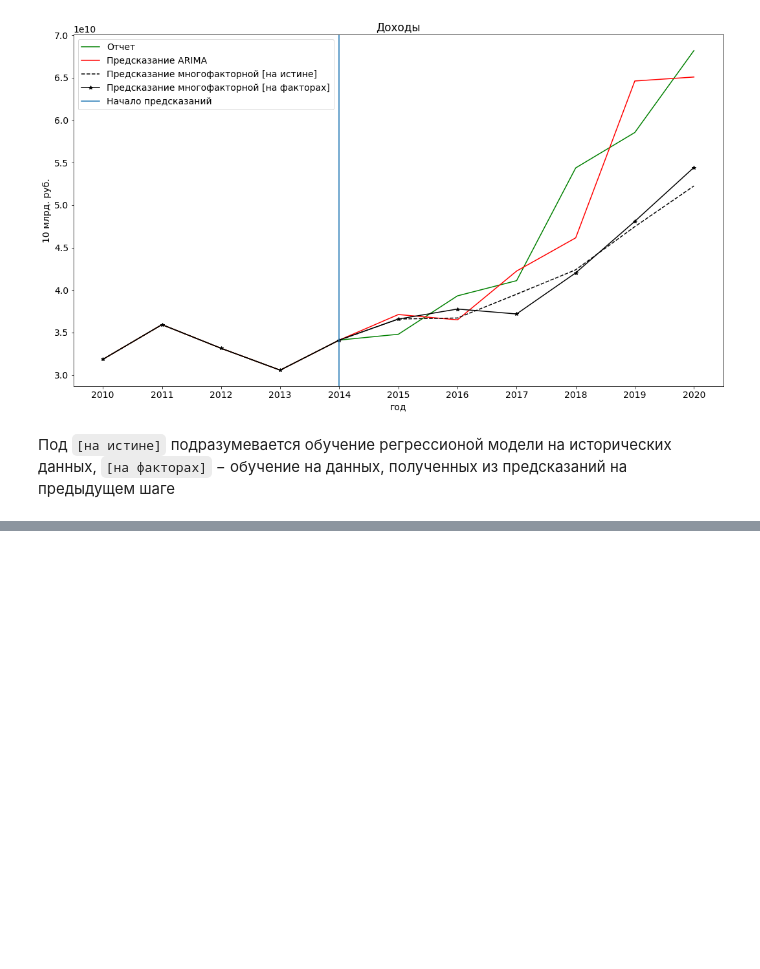
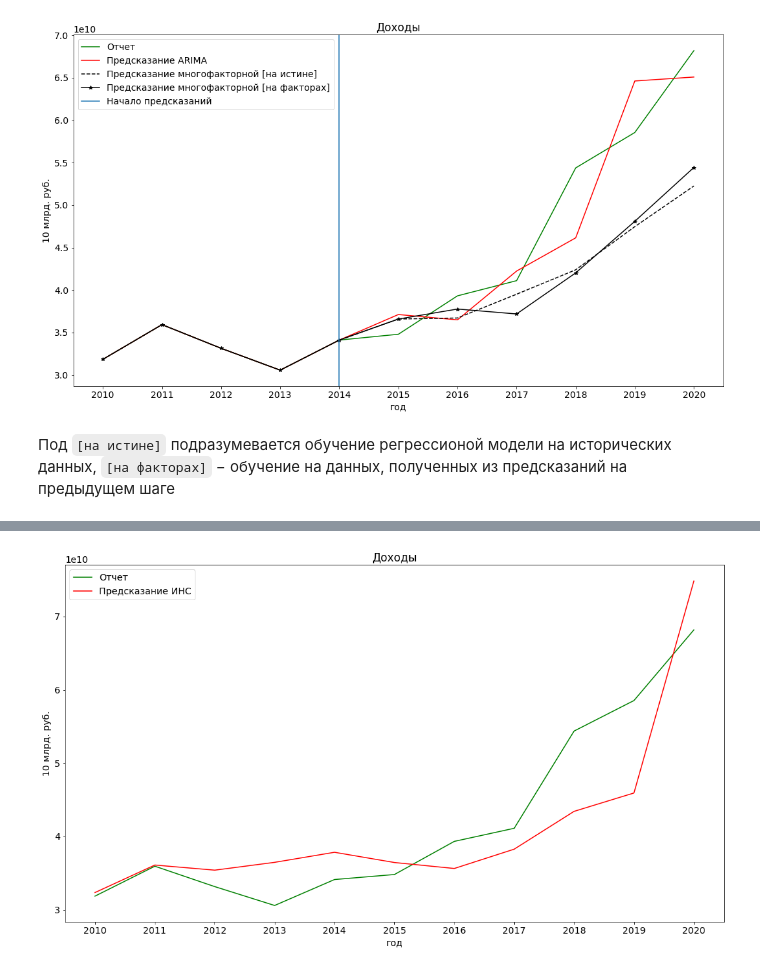
Before and after one commit to vasilisc-team/vasilisc.budget, a Jupyter notebook: research/ResearchJupyter.ipynb, the cells around one changed output, grey strips where cells are left out. Cells and saved outputs as stored; diff of their text form; code cells hidden in the pictures; blank space fills up the shorter version.

```diff
--- a/research/ResearchJupyter.ipynb
+++ b/research/ResearchJupyter.ipynb
@@ -487,0 +571,22 @@ plt.show()
+# %%
+def _get_step_nn(idx:int) -> float:
+    K.clear_session()
+    model = keras.Sequential(name="budget_net")
+    model.add(layers.Dense(128, input_shape=(27,), activation="sigmoid"))
+    model.add(layers.Dense(64, activation="sigmoid"))
+    model.add(layers.Dense(32, activation="sigmoid"))
+    model.add(layers.Dense(16, activation="sigmoid"))
+    model.add(layers.Dense(8, activation="sigmoid"))
+    model.add(layers.Dense(1, activation="sigmoid"))
+
+    opt = optimizers.Adam(lr=1e-5)
+    model.compile(loss='MSE', optimizer='adam')
+
+    model.fit(x[:idx-1] / 1e11, y[:idx-1] / 1e11, epochs=10000, verbose=0)
+    y_hat = model.predict(x[:idx] / 1e11)
+    return y_hat[-1]
+# %%
+%%time
+y_hat_stability = list(y[:5] / 1e11)
+for i in range(5, len(y)):
+    y_hat_stability.append(_get_step_nn(i)[0])
@@ -487,0 +595,16 @@ plt.show()
+# %%
+plt.rcParams.update({'font.size': 14})
+fig, ax = plt.subplots(1, figsize=(18, 10))
+
+ax.set_title("Доходы")
+ax.plot([x for x in data_profit.keys()], [data_profit[x].loc[0, "cons"] for x in data_profit.keys()], 'g', label="Отчет")
+ax.plot([x for x in data_profit.keys()], np.array(y_hat_stability) * 1e11, 'r', label="Предсказание ИНС")
+
+ax.set_ylabel("10 млрд. руб.")
+ax.set_xlabel("год")
+ax.legend(loc="best")
+
+plt.subplots_adjust(hspace=0.3)
+plt.show()
+# %% [output]
+[figure, added]
```
Also changed, not shown: parts of 16 cells of this notebook, 1 other file.
